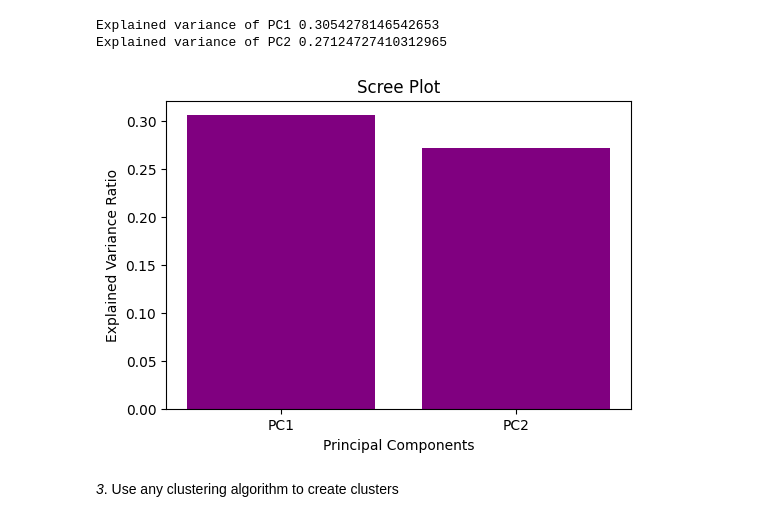
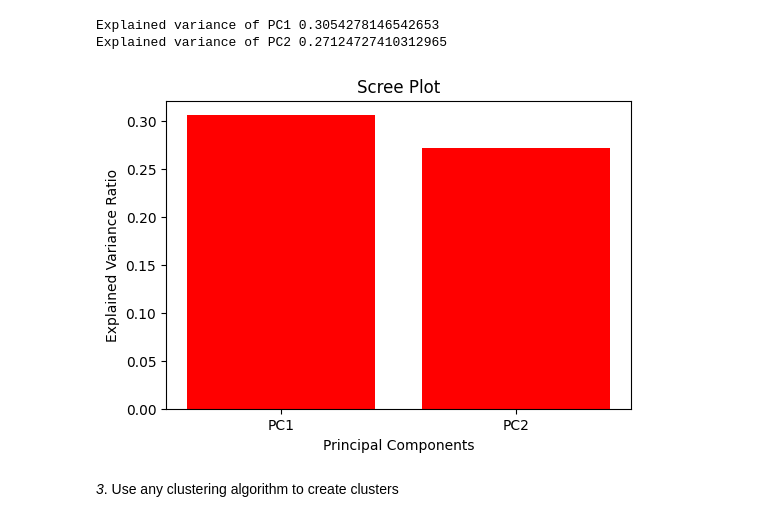
Before and after one commit to Saraldedv/CCADMACL_EXERCISES_COM222ML, a Jupyter notebook: SARALDE_Exercise6.ipynb, the cells around one changed output. Drawn from its saved outputs; the diff is of its cells as text; code cells hidden in the pictures.

```diff
--- a/SARALDE_Exercise6.ipynb
+++ b/SARALDE_Exercise6.ipynb
@@ -104,13 +106,13 @@ Explained variance of PC2 0.27124727410312965
 # %%
 explained_variance = pca.explained_variance_ratio_
 plt.figure(figsize=(6, 4))
-plt.bar(['PC1', 'PC2'], explained_variance, color='purple')
+plt.bar(['PC1', 'PC2'], explained_variance, color='Red')
 plt.ylabel('Explained Variance Ratio')
 plt.xlabel('Principal Components')
 plt.title('Scree Plot')
 plt.show()
 # %% [output]
-[figure, old version]
+[figure, new version]
 # %% [markdown]
 *3*. Use any clustering algorithm to create clusters
 # %%
```
Also changed, not shown: parts of 2 cells of this notebook.
